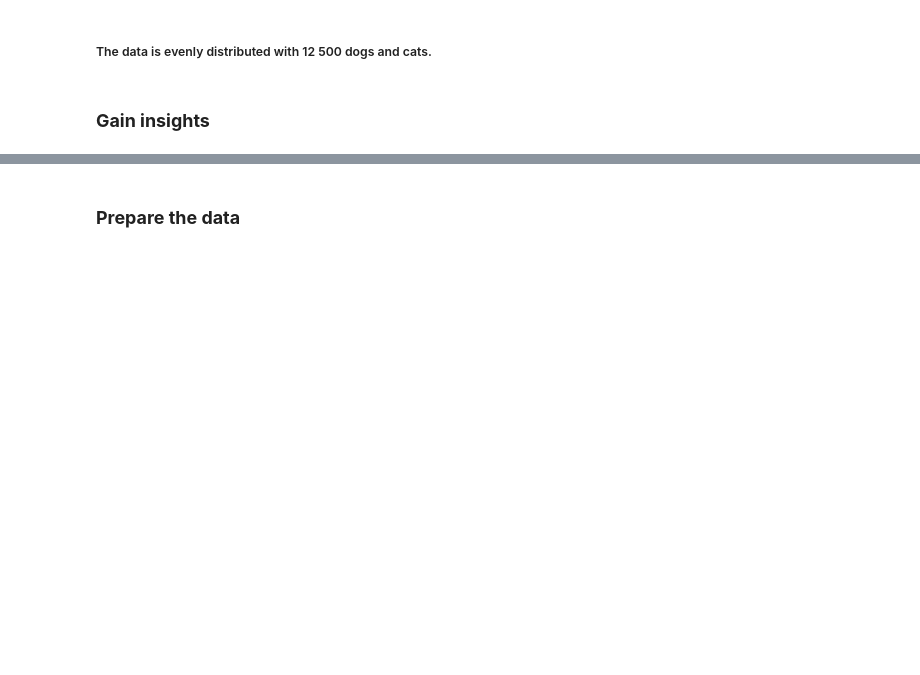
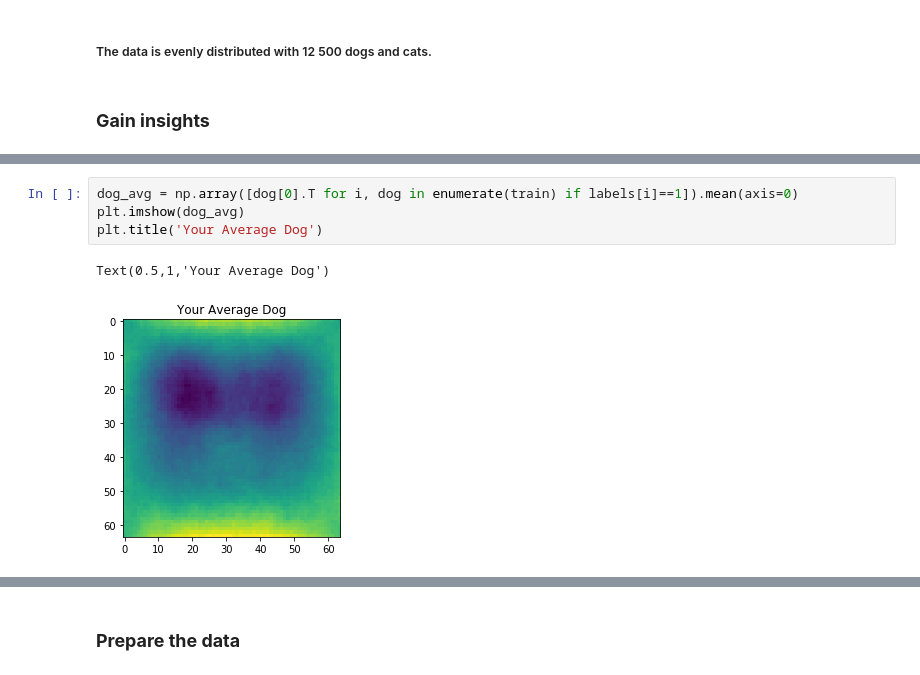
Before and after one commit to 181210/dat158, a Jupyter notebook: Oblig_2/Oblig_2ML.ipynb, the cells around one changed output, grey strips where cells are left out. Cells and saved outputs as stored; diff of their text form; blank space fills up the shorter version.

```diff
--- a/Oblig_2/Oblig_2ML.ipynb
+++ b/Oblig_2/Oblig_2ML.ipynb
@@ -504,0 +546,7 @@ error: OpenCV(3.4.1) /root/opencv/modules/imgproc/src/resize.cpp:4044: error: (-
+# %%
+dog_avg = np.array([dog[0].T for i, dog in enumerate(train) if labels[i]==1]).mean(axis=0)
+plt.imshow(dog_avg)
+plt.title('Your Average Dog')
+# %% [output]
+Text(0.5,1,'Your Average Dog')
+[figure, added]
```
Also changed, not shown: parts of 5 cells of this notebook.
